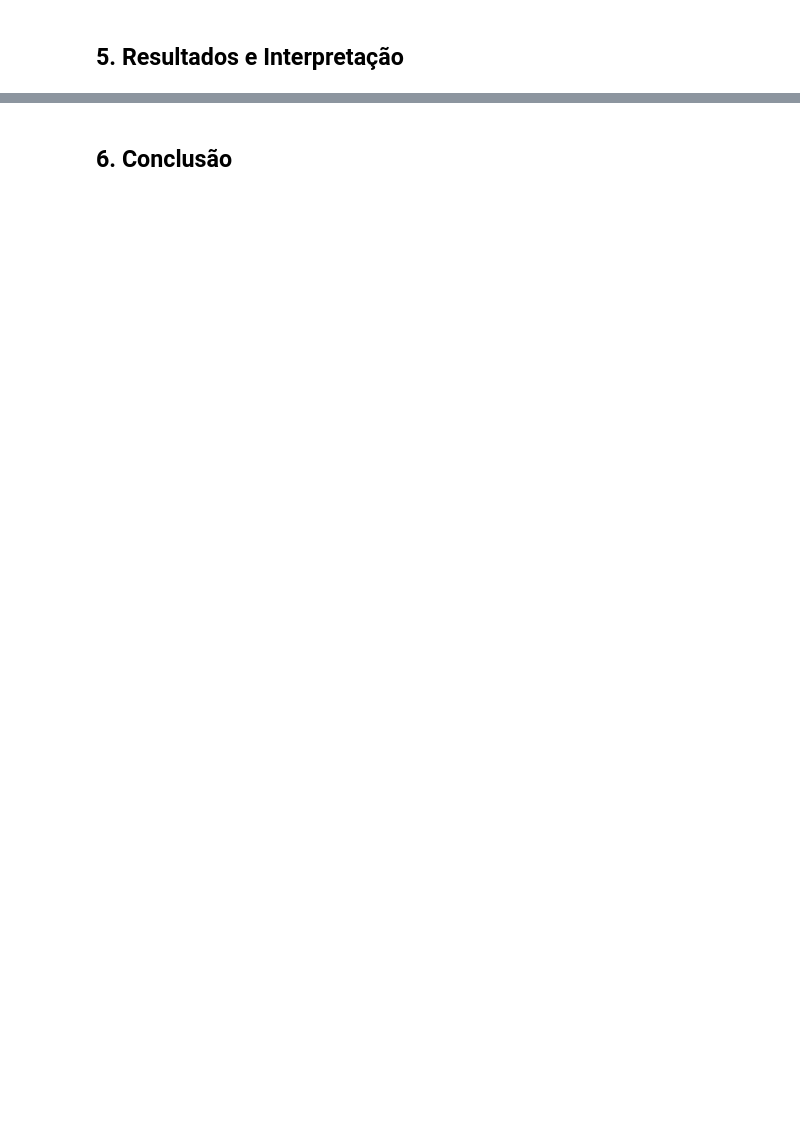
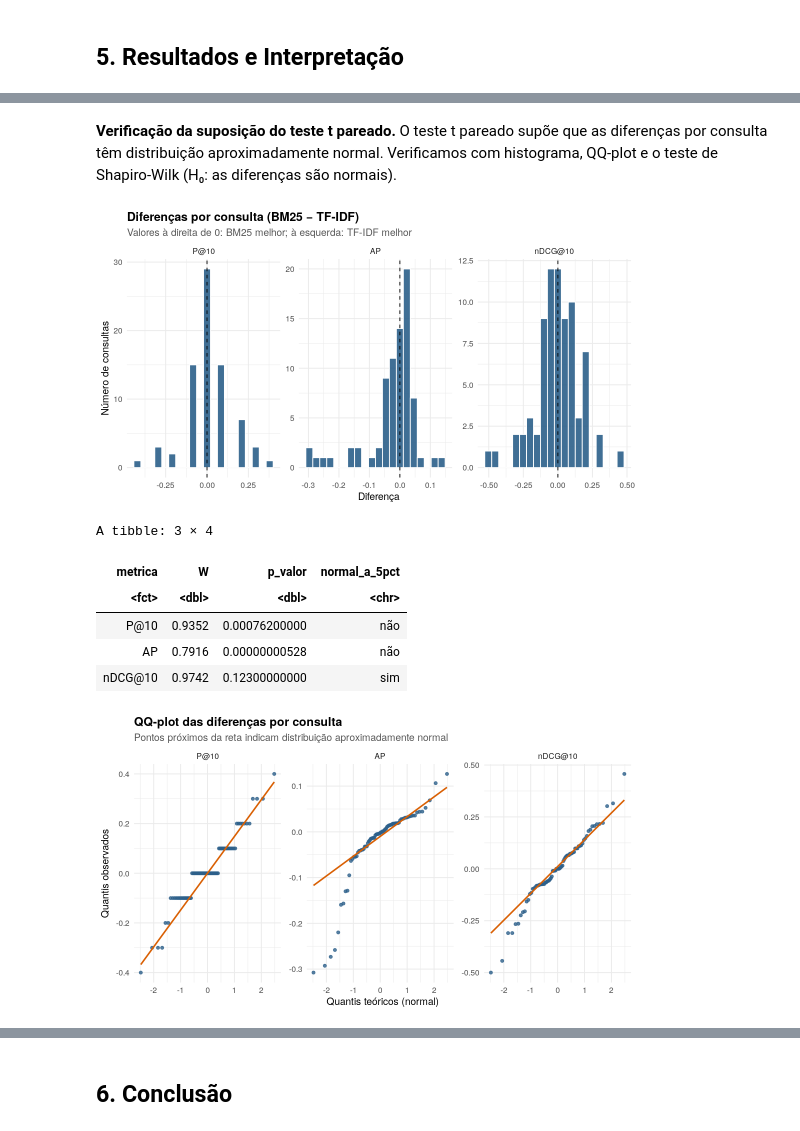
Before and after one commit to philipsantiagoo/acervo-rank, a Jupyter notebook: notebooks/analise.ipynb, the cells around one changed output, grey strips where cells are left out. Cells and saved outputs as stored; diff of their text form; code cells hidden in the pictures; blank space fills up the shorter version.

```diff
--- a/notebooks/analise.ipynb
+++ b/notebooks/analise.ipynb
@@ -1191,0 +1409,47 @@ print(head_rankings(ranking_bm25,  "rank_bm25"))
+# %% [markdown]
+**Verificação da suposição do teste t pareado.** O teste t pareado supõe que as diferenças por consulta têm distribuição aproximadamente normal. Verificamos com histograma, QQ-plot e o teste de Shapiro-Wilk (H₀: as diferenças são normais).
+# %%
+# ── Suposição do teste t pareado: normalidade das diferenças ──────────────────
+difs_long <- pareado %>%
+  select(query_id, tipo, dif_p10, dif_ap, dif_ndcg10) %>%
+  pivot_longer(starts_with("dif_"), names_to = "metrica", values_to = "dif") %>%
+  mutate(metrica = factor(metrica, levels = c("dif_p10", "dif_ap", "dif_ndcg10"),
+                          labels = c("P@10", "AP", "nDCG@10")))
+
+g_hist_dif <- ggplot(difs_long, aes(x = dif)) +
+  geom_histogram(bins = 20, fill = CORES_PROJETO[["principal"]], color = "white", alpha = 0.9) +
+  geom_vline(xintercept = 0, linetype = "dashed") +
+  facet_wrap(~ metrica, scales = "free") +
+  labs(title = "Diferenças por consulta (BM25 − TF-IDF)",
+       subtitle = "Valores à direita de 0: BM25 melhor; à esquerda: TF-IDF melhor",
+       x = "Diferença", y = "Número de consultas")
+
+g_qq <- ggplot(difs_long, aes(sample = dif)) +
+  stat_qq(color = CORES_PROJETO[["principal"]], alpha = 0.8) +
+  stat_qq_line(color = CORES_PROJETO[["destaque"]], linewidth = 0.9) +
+  facet_wrap(~ metrica, scales = "free") +
+  labs(title = "QQ-plot das diferenças por consulta",
+       subtitle = "Pontos próximos da reta indicam distribuição aproximadamente normal",
+       x = "Quantis teóricos (normal)", y = "Quantis observados")
+
+print(g_hist_dif)
+print(g_qq)
+salvar_grafico(g_hist_dif, "comparison/histograma_diferencas.png")
+salvar_grafico(g_qq,       "comparison/qqplot_diferencas.png")
+
+shapiro <- difs_long %>%
+  group_by(metrica) %>%
+  summarise(W = unname(shapiro.test(dif)$statistic),
+            p_valor = shapiro.test(dif)$p.value,
+            .groups = "drop") %>%
+  mutate(normal_a_5pct = ifelse(p_valor >= 0.05, "sim", "não"))
+shapiro %>% mutate(W = round(W, 4), p_valor = signif(p_valor, 3))
+# %% [output]
+[figure, added]
+A tibble: 3 × 4
+| metrica | W | p_valor | normal_a_5pct |
+| <fct> | <dbl> | <dbl> | <chr> |
+| P@10 | 0.9352 | 0.00076200000 | não |
+| AP | 0.7916 | 0.00000000528 | não |
+| nDCG@10 | 0.9742 | 0.12300000000 | sim |
+[figure, added]
```
Also changed, not shown: parts of 33 cells of this notebook, 24 other files.
